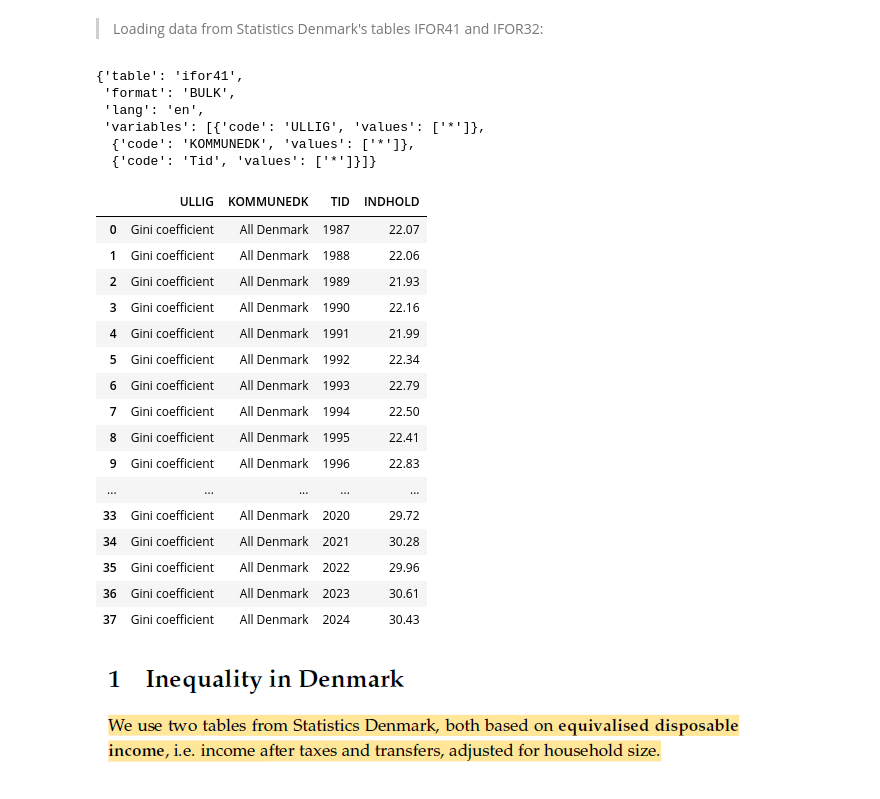
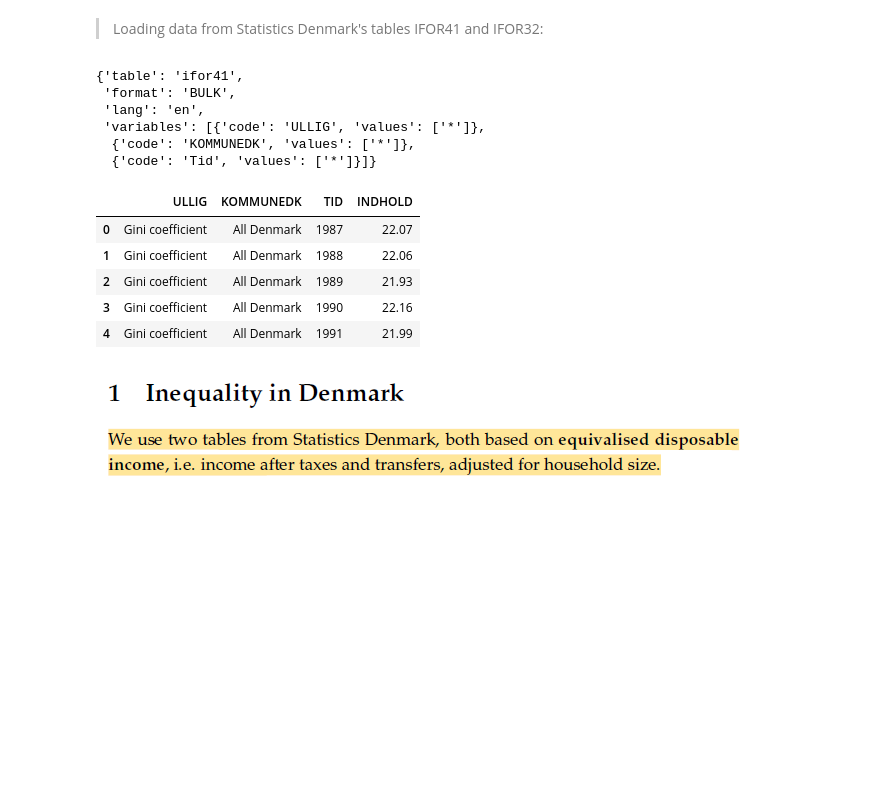
Before and after one commit to NumEconCopenhagen/projects-2025-xjc997, a Jupyter notebook: 01_dataproject/dataproject.ipynb, the cells around one changed output. Drawn from its saved outputs; the diff is of its cells as text; code cells hidden in the pictures; blank space fills up the shorter version.

```diff
--- a/01_dataproject/dataproject.ipynb
+++ b/01_dataproject/dataproject.ipynb
@@ -24,8 +24,6 @@ import dataproject
 > Loading data from Statistics Denmark's tables IFOR41 and IFOR32:
 # %%
 #data = dataproject.load_data()
-
-#to be put into .py:
 
 # Downloading tables data
 from dstapi import DstApi
@@ -39,46 +37,32 @@ params_41 = {
     'table': 'ifor41',
     'format': 'BULK',
     'lang': 'en',
     'variables': [
         {'code': 'ULLIG', 'values': ['70']},
         {'code': 'KOMMUNEDK', 'values': ['000']},
         {'code': 'TID', 'values': ['*']}
     ]
 }
 
 ifor41 = ifor41_api.get_data(params=params_41)
 
 ifor41_df = pd.DataFrame(ifor41)
 # Sorting by year
+ifor41_df['INDHOLD'] = ifor41_df['INDHOLD'].astype(float)
 ifor41_df['TID'] = pd.to_numeric(ifor41_df['TID'])
 ifor41_df = ifor41_df.sort_values(by='TID').reset_index(drop=True)
 
-display(ifor41_df)
-
-#IFOR32 setup
-#ifor32_api.tablesummary()
-#ifor32_api.variable_levels('ULLIG')
+ifor41_df.head()
 # %% [output]
 {'table': 'ifor41',
  'format': 'BULK',
  'lang': 'en',
  'variables': [{'code': 'ULLIG', 'values': ['*']},
   {'code': 'KOMMUNEDK', 'values': ['*']},
   {'code': 'Tid', 'values': ['*']}]}
 |  | ULLIG | KOMMUNEDK | TID | INDHOLD |
 | 0 | Gini coefficient | All Denmark | 1987 | 22.07 |
 | 1 | Gini coefficient | All Denmark | 1988 | 22.06 |
 | 2 | Gini coefficient | All Denmark | 1989 | 21.93 |
 | 3 | Gini coefficient | All Denmark | 1990 | 22.16 |
 | 4 | Gini coefficient | All Denmark | 1991 | 21.99 |
-| 5 | Gini coefficient | All Denmark | 1992 | 22.34 |
-| 6 | Gini coefficient | All Denmark | 1993 | 22.79 |
-| 7 | Gini coefficient | All Denmark | 1994 | 22.50 |
-| 8 | Gini coefficient | All Denmark | 1995 | 22.41 |
-| 9 | Gini coefficient | All Denmark | 1996 | 22.83 |
-| ... | ... | ... | ... | ... |
-| 33 | Gini coefficient | All Denmark | 2020 | 29.72 |
-| 34 | Gini coefficient | All Denmark | 2021 | 30.28 |
-| 35 | Gini coefficient | All Denmark | 2022 | 29.96 |
-| 36 | Gini coefficient | All Denmark | 2023 | 30.61 |
-| 37 | Gini coefficient | All Denmark | 2024 | 30.43 |
```
Also changed, not shown: parts of 3 cells of this notebook.
